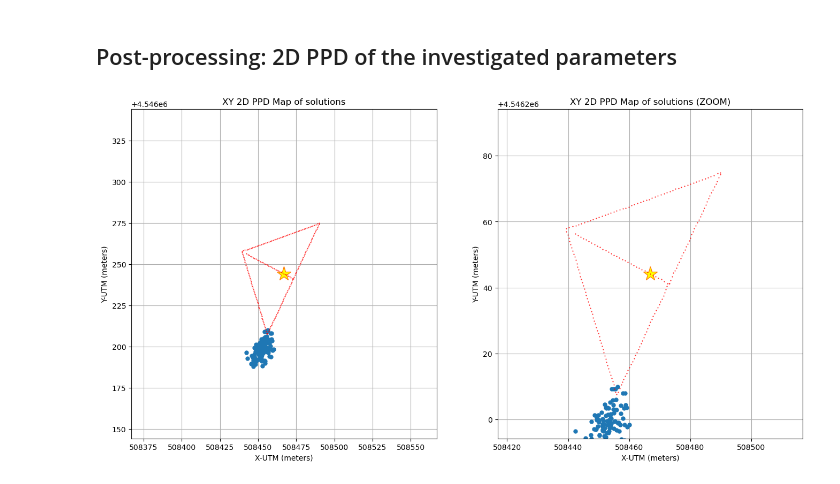
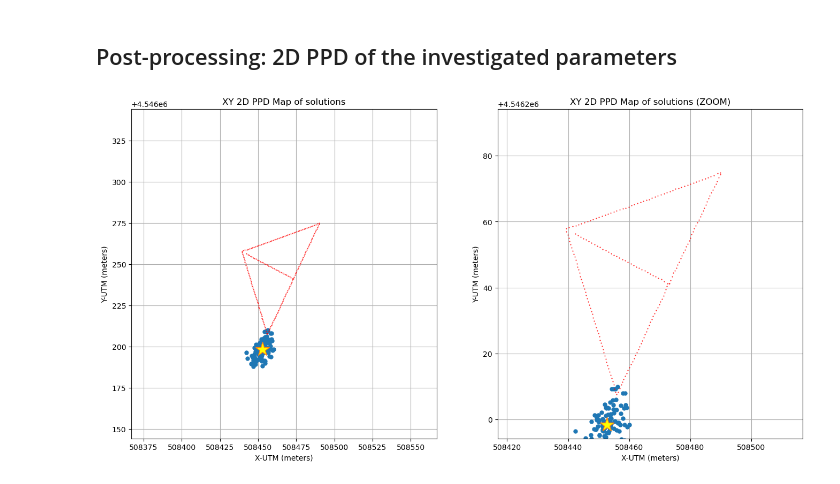
Before and after one commit to Kshitij301199/DAS_Summer_School, a Jupyter notebook: 04_PNRR_MEET_locate_seismic_event_MONTE_CARLO_exp_cov.ipynb, the cells around one changed output. Cells and saved outputs as stored; diff of their text form; code cells hidden in the pictures.

Commit message:
Changed the final image

```diff
--- a/04_PNRR_MEET_locate_seismic_event_MONTE_CARLO_exp_cov.ipynb
+++ b/04_PNRR_MEET_locate_seismic_event_MONTE_CARLO_exp_cov.ipynb
@@ -641,34 +621,34 @@ plt.show()
 
 fig = plt.figure(figsize=(16.2,8))
 gs = gridspec.GridSpec(nrows=1, ncols=2, wspace=0.2, width_ratios=[1,1])
 
 ax1 = fig.add_subplot(gs[0, 0])
 ax1.title.set_text('XY 2D PPD Map of solutions' )
 ax1.plot(ALL_X, ALL_Y, '.', markersize=10)
 ax1.set_xlim(xmin_mcmc,xmax_mcmc)
 ax1.set_ylim(ymin_mcmc,ymax_mcmc)
 ax1.grid()
-ax1.plot(event_X, event_Y,marker='*', markersize=20, markerfacecolor='yellow')
+ax1.plot(AVER_X, AVER_Y,marker='*', markersize=20, markerfacecolor='yellow')
 ax1.plot(x_das, y_das, '.', markersize=1, c='red')
 ax1.set_ylabel(y_lab)
 ax1.set_xlabel(x_lab)
 
 
 ax2 = fig.add_subplot(gs[0, 1])
 ax2.title.set_text('XY 2D PPD Map of solutions (ZOOM)' )
 ax2.plot(ALL_X, ALL_Y, '.', markersize=10)
 ax2.set_xlim(xmin_zoom,xmax_zoom)
 ax2.set_ylim(ymin_zoom,ymax_zoom)
 ax2.grid()
-ax2.plot(event_X, event_Y,marker='*', markersize=20, markerfacecolor='yellow')
+ax2.plot(AVER_X, AVER_Y,marker='*', markersize=20, markerfacecolor='yellow')
 ax2.plot(x_das, y_das, '.', markersize=1, c='red')
 ax2.set_ylabel(y_lab)
 ax2.set_xlabel(x_lab)
 
 
-outputFigure="MCMC_results.jpg"
+outputFigure="MCMC_results.png"
 plt.tight_layout()
 plt.savefig(outputFigure, dpi=600)
 plt.show()
 # %% [output]
-[figure, old version]
+[figure, new version]
```
Also changed, not shown: parts of 1 cell of this notebook, 3 other files.
